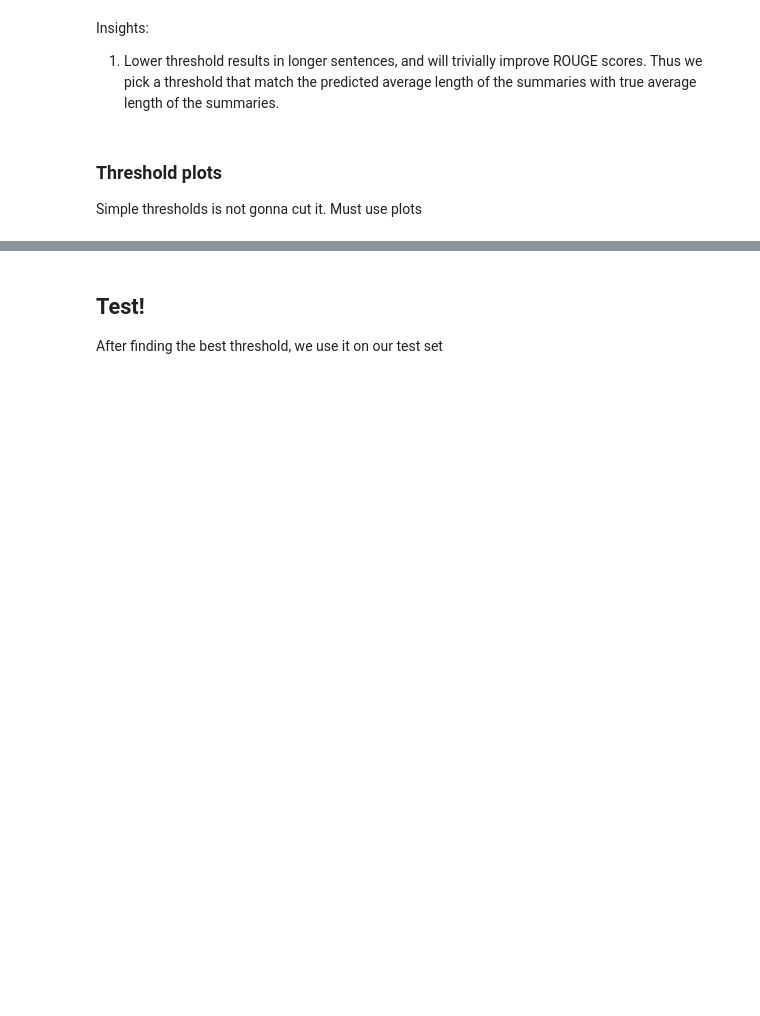
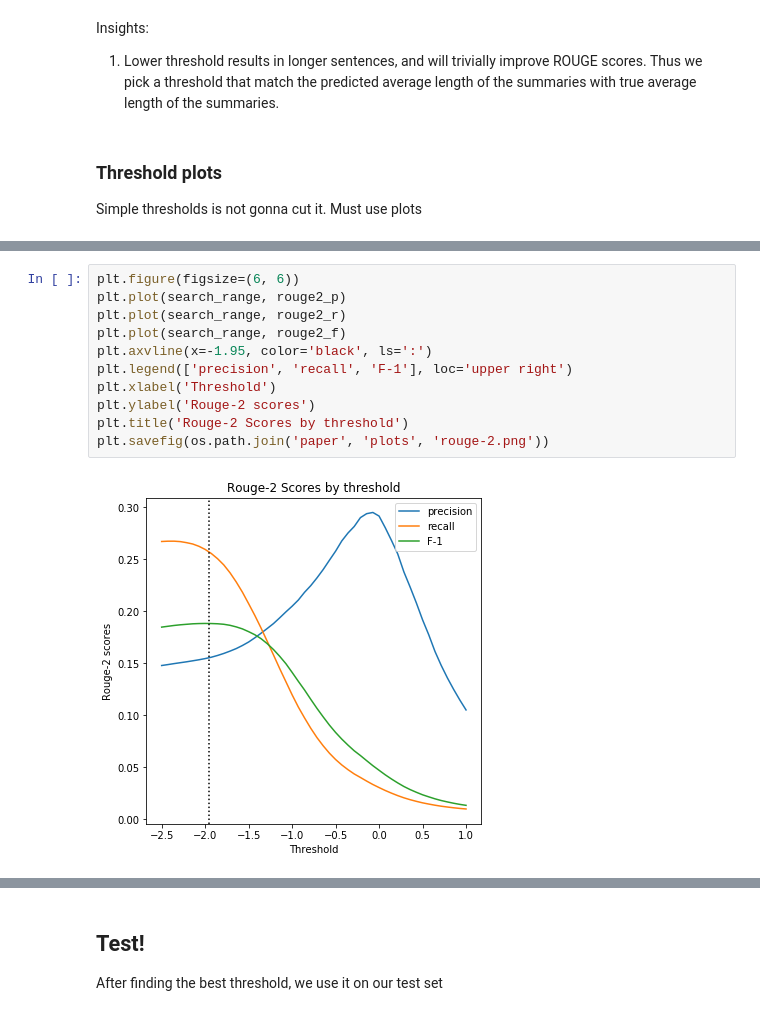
Before and after one commit to LithiumH/cs224u-final-project, a Jupyter notebook: Analysis.ipynb, the cells around one changed output, grey strips where cells are left out. Saved outputs shown, nothing was run; the diff lists cells and outputs as text; blank space fills up the shorter version.

```diff
--- a/Analysis.ipynb
+++ b/Analysis.ipynb
@@ -370,0 +451,13 @@ Simple thresholds is not gonna cut it. Must use plots
+# %%
+plt.figure(figsize=(6, 6))
+plt.plot(search_range, rouge2_p)
+plt.plot(search_range, rouge2_r)
+plt.plot(search_range, rouge2_f)
+plt.axvline(x=-1.95, color='black', ls=':')
+plt.legend(['precision', 'recall', 'F-1'], loc='upper right')
+plt.xlabel('Threshold')
+plt.ylabel('Rouge-2 scores')
+plt.title('Rouge-2 Scores by threshold')
+plt.savefig(os.path.join('paper', 'plots', 'rouge-2.png'))
+# %% [output]
+[figure, added]
```
Also changed, not shown: parts of 39 cells of this notebook, 18 other files.
